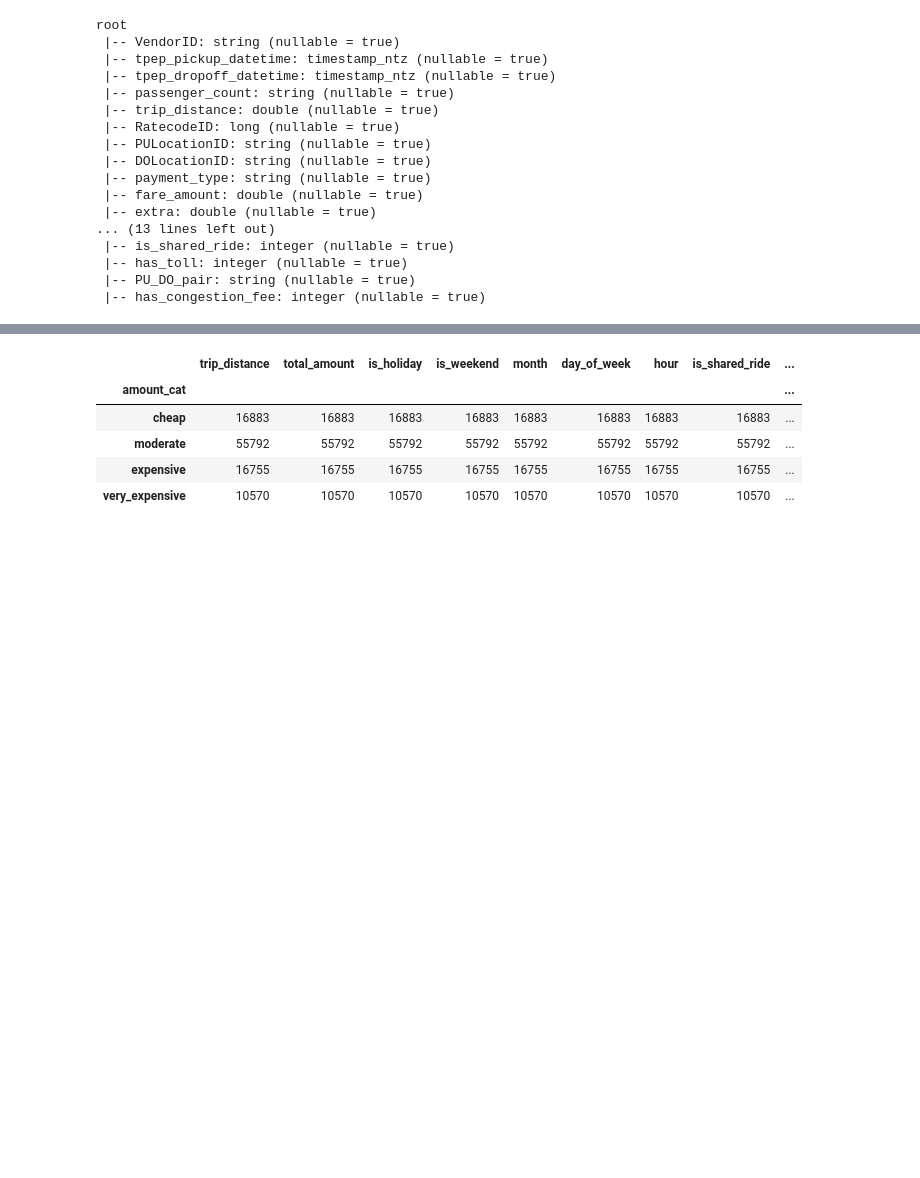
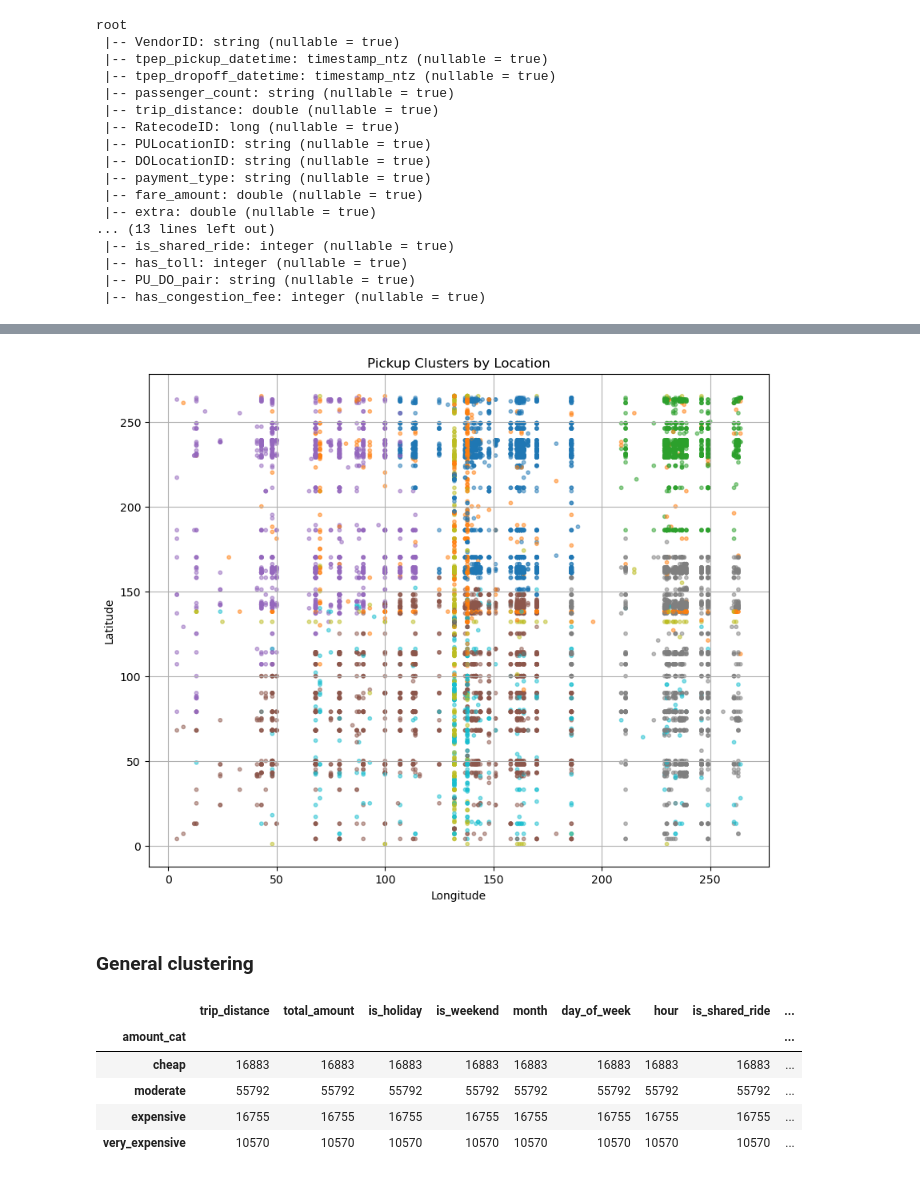
Before and after one commit to rafabernard0/BDA_PROJECT, a Jupyter notebook: VILMA/eda_clustering.ipynb, the cells around one changed output, grey strips where cells are left out. Drawn from its saved outputs; the diff is of its cells as text; code cells hidden in the pictures; blank space fills up the shorter version.

```diff
--- a/VILMA/eda_clustering.ipynb
+++ b/VILMA/eda_clustering.ipynb
@@ -49,3 +100,36 @@ root
+# %%
+# Create KMeans model
+kmeans = KMeans(featuresCol="features", predictionCol="cluster", k=8, seed=42)
+
+# Create pipeline
+pipeline = Pipeline(stages=[assembler, scaler, kmeans])
+
+# Fit model
+df_clustering = df.limit(100000)
+model = pipeline.fit(df_clustering)
+
+# Get clustered output
+clustered_df = model.transform(df_clustering)
+# %%
+pandas_df = clustered_df.select("PULocationID", "DOLocationID", "cluster").limit(10000).toPandas()
+
+import matplotlib.pyplot as plt
+plt.figure(figsize=(10, 8))
+plt.scatter(
+    pandas_df["PULocationID"],
+    pandas_df["DOLocationID"],
+    c=pandas_df["cluster"],
+    cmap="tab10", alpha=0.5, s=10
+)
+plt.xlabel("Longitude")
+plt.ylabel("Latitude")
+plt.title("Pickup Clusters by Location")
+plt.grid(True)
+plt.show()
+# %% [output]
+[figure, added]
+# %% [markdown]
+### General clustering
 # %%
 df = data.withColumn("day", dayofmonth("tpep_pickup_datetime")) \
     .withColumn("hour", hour("tpep_pickup_datetime")) \
```
Also changed, not shown: parts of 7 cells of this notebook.
